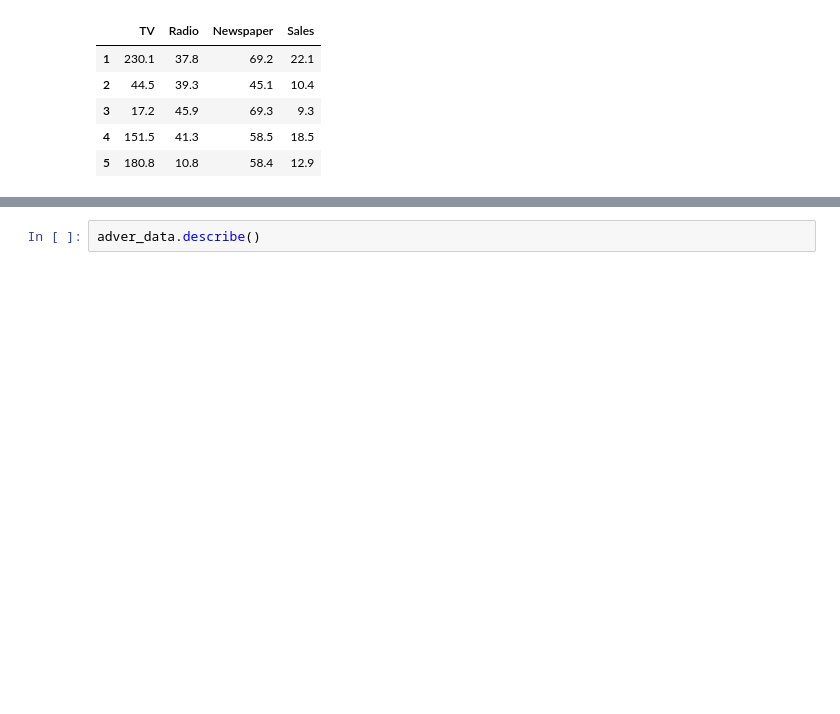
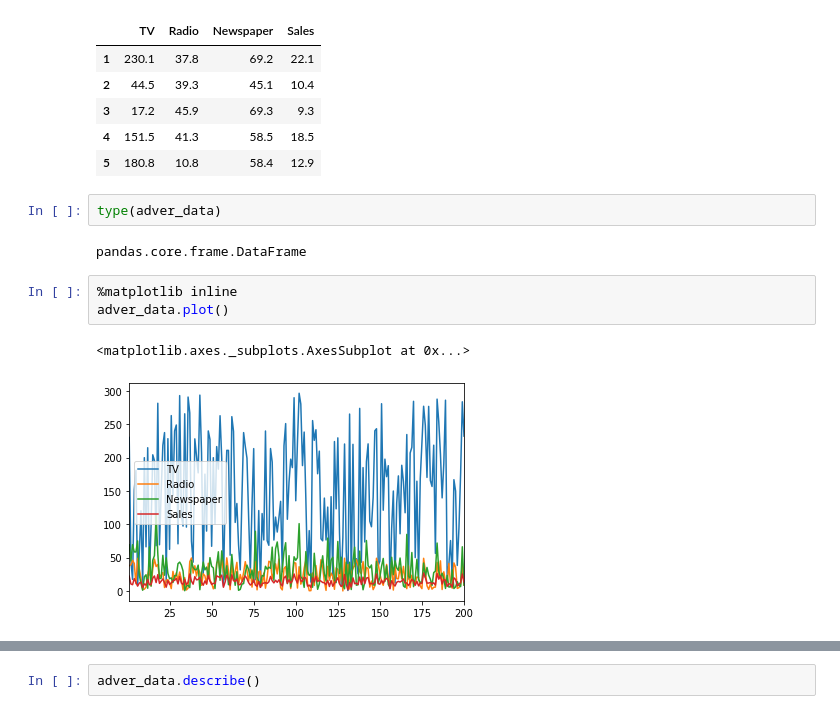
Before and after one commit to Craiglal/ML-Hometasks, a Jupyter notebook: practice/5_linreg_stochastic_grad_descent.ipynb, the cells around one changed output, grey strips where cells are left out. Cells and saved outputs as stored; diff of their text form; blank space fills up the shorter version.

```diff
--- a/practice/5_linreg_stochastic_grad_descent.ipynb
+++ b/practice/5_linreg_stochastic_grad_descent.ipynb
@@ -68,3 +66,13 @@ adver_data.head()
 | 3 | 17.2 | 45.9 | 69.3 | 9.3 |
 | 4 | 151.5 | 41.3 | 58.5 | 18.5 |
 | 5 | 180.8 | 10.8 | 58.4 | 12.9 |
+# %%
+type(adver_data)
+# %% [output]
+pandas.core.frame.DataFrame
+# %%
+%matplotlib inline
+adver_data.plot()
+# %% [output]
+<matplotlib.axes._subplots.AxesSubplot at 0x...>
+[figure, added]
```
Also changed, not shown: parts of 44 cells of this notebook, 4 other files.
